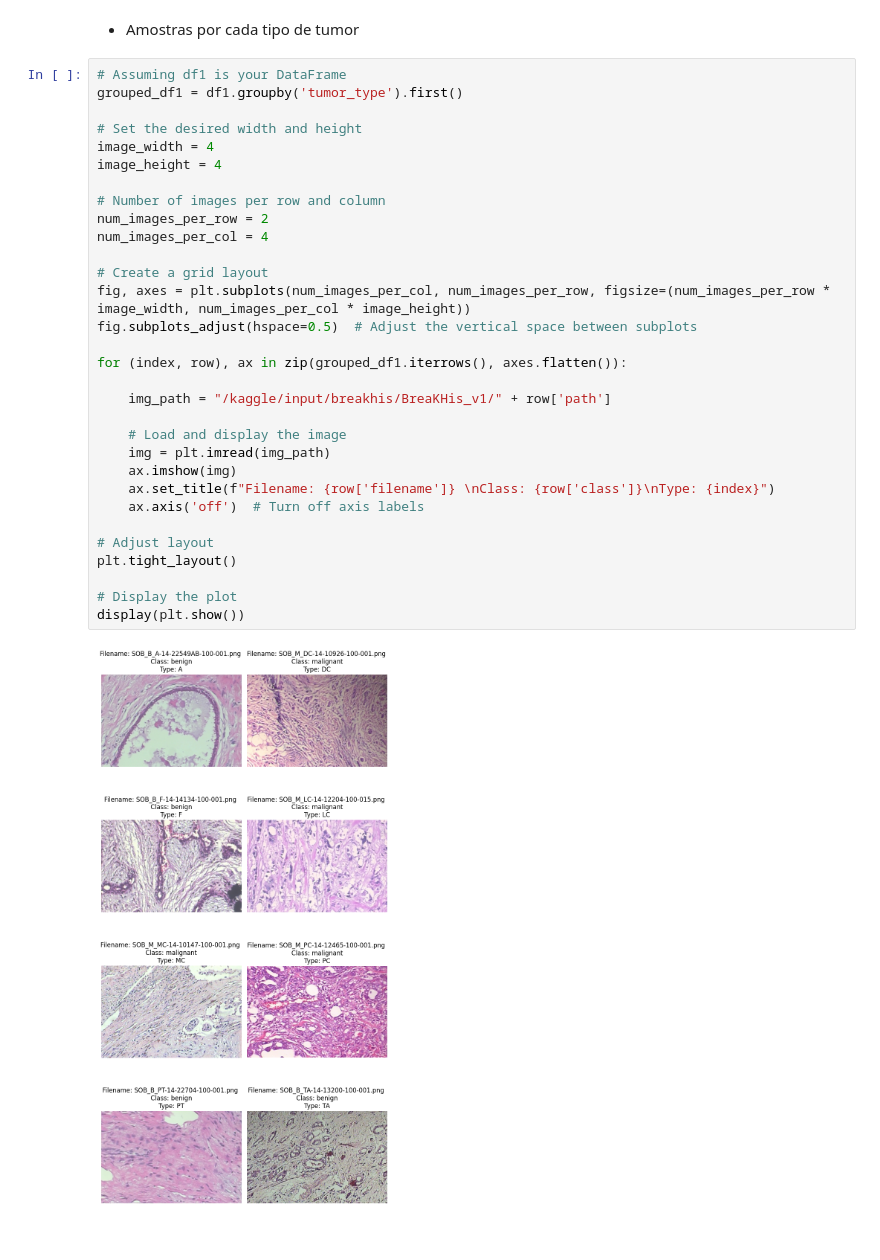
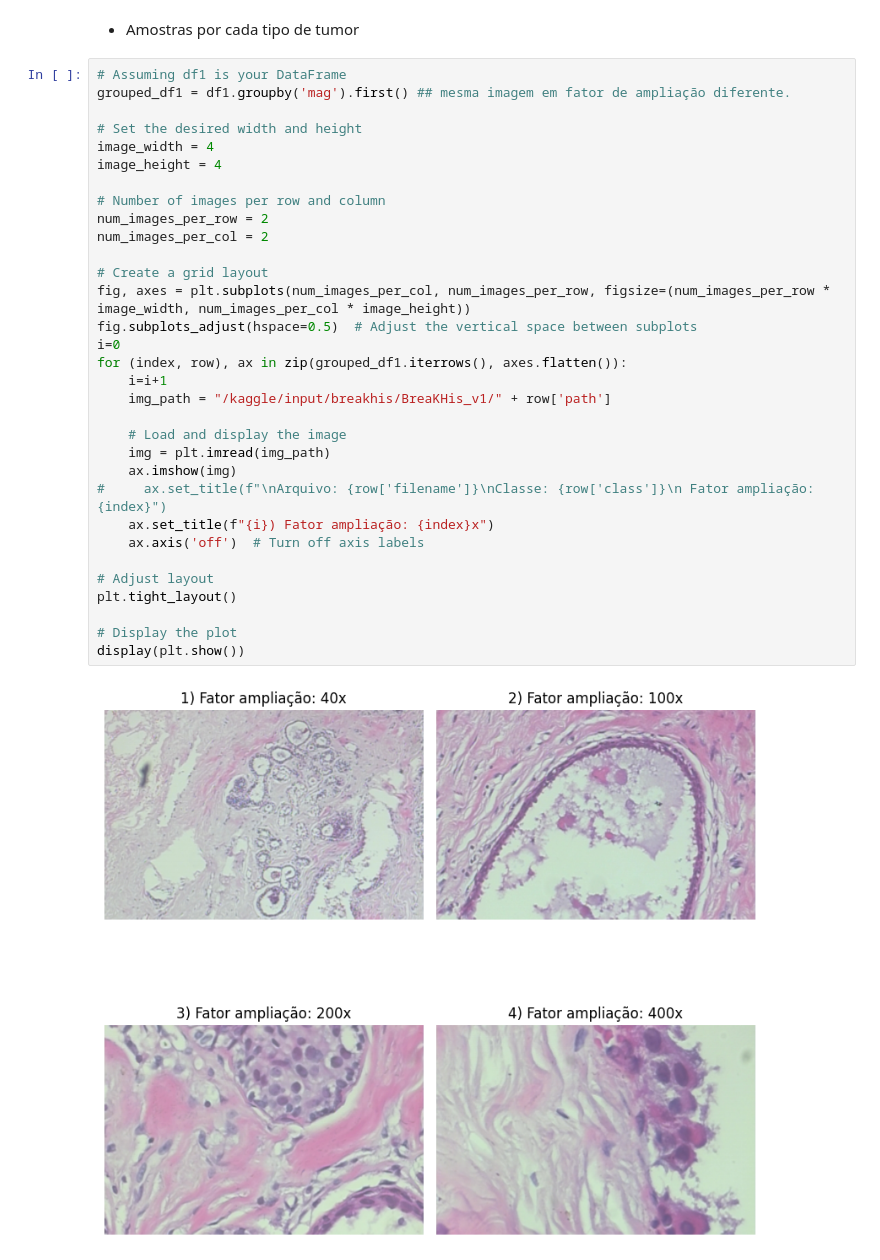
Before and after one commit to geazzy/inteligencia-computacional, a Jupyter notebook: ic-final-project.ipynb, the cells around one changed output. Saved outputs shown, nothing was run; the diff lists cells and outputs as text.

```diff
--- a/ic-final-project.ipynb
+++ b/ic-final-project.ipynb
@@ -262,35 +267,36 @@ os.system('bash /kaggle/working/count_files.sh /kaggle/input/breakhis/BreaKHis_v
 * Amostras por cada tipo de tumor
 # %%
 # Assuming df1 is your DataFrame
-grouped_df1 = df1.groupby('tumor_type').first()
+grouped_df1 = df1.groupby('mag').first() ## mesma imagem em fator de ampliação diferente.
 
 # Set the desired width and height
 image_width = 4
 image_height = 4
 
 # Number of images per row and column
 num_images_per_row = 2
-num_images_per_col = 4
+num_images_per_col = 2
 
 # Create a grid layout
 fig, axes = plt.subplots(num_images_per_col, num_images_per_row, figsize=(num_images_per_row * image_width, num_images_per_col * image_height))
 fig.subplots_adjust(hspace=0.5)  # Adjust the vertical space between subplots
-
+i=0
 for (index, row), ax in zip(grouped_df1.iterrows(), axes.flatten()):
-
+    i=i+1
     img_path = "/kaggle/input/breakhis/BreaKHis_v1/" + row['path']
 
     # Load and display the image
     img = plt.imread(img_path)
     ax.imshow(img)
-    ax.set_title(f"Filename: {row['filename']} \nClass: {row['class']}\nType: {index}")
+#     ax.set_title(f"\nArquivo: {row['filename']}\nClasse: {row['class']}\n Fator ampliação: {index}")
+    ax.set_title(f"{i}) Fator ampliação: {index}x")
     ax.axis('off')  # Turn off axis labels
 
 # Adjust layout
 plt.tight_layout()
 
 # Display the plot
 display(plt.show())
 # %% [output]
-[figure, old version]
+[figure, new version]
 None
```
Also changed, not shown: parts of 2 cells of this notebook.
